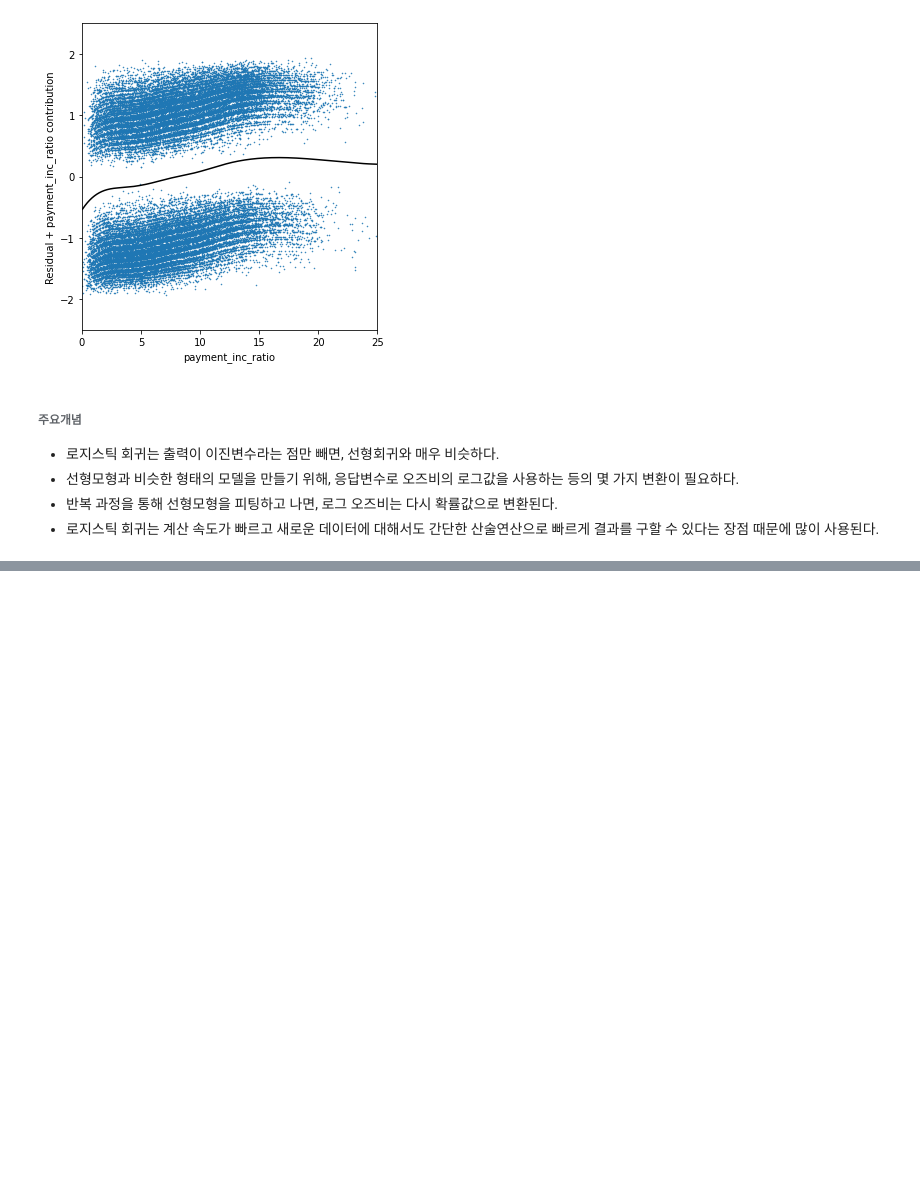
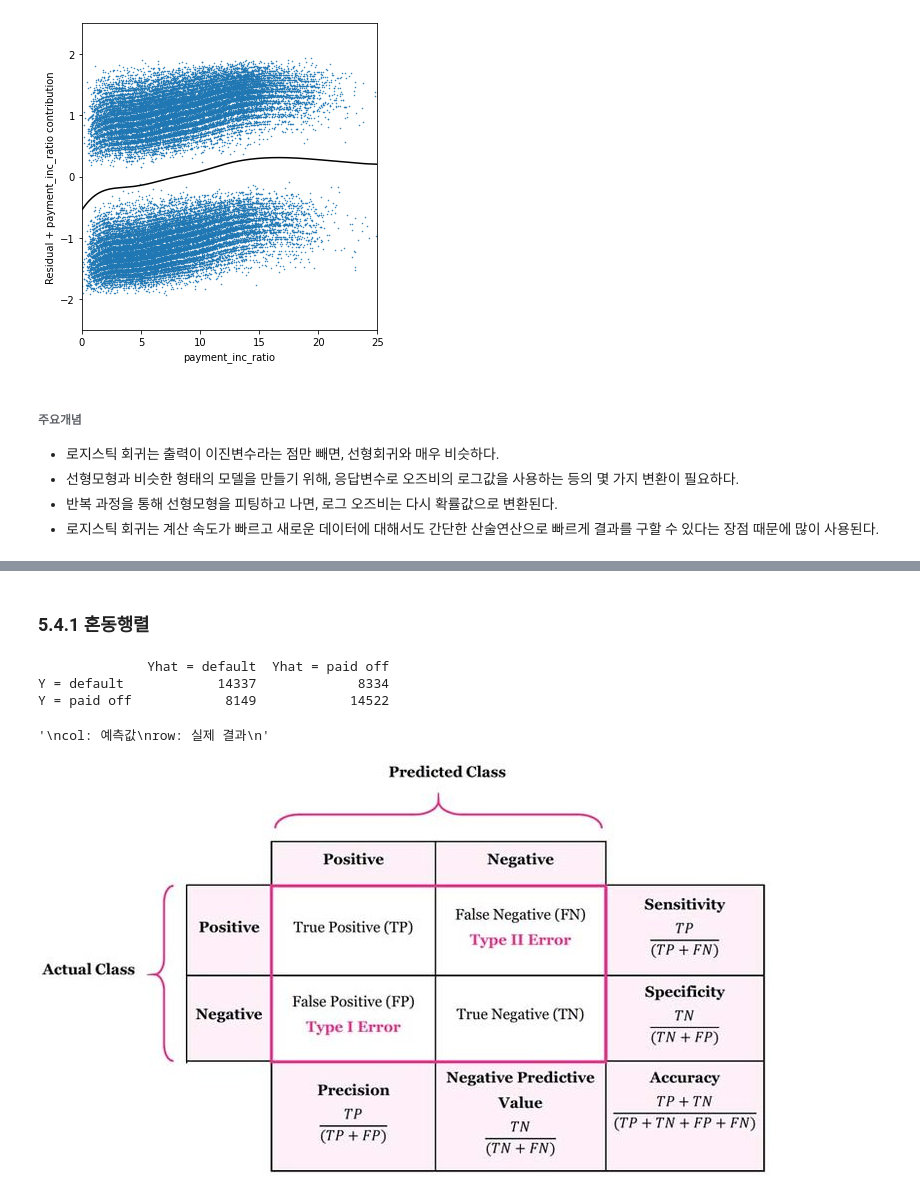
Before and after one commit to reeesource/Basic_statistic, a Jupyter notebook: JawonMin/ch5.ipynb, the cells around one changed output, grey strips where cells are left out. Saved outputs shown, nothing was run; the diff lists cells and outputs as text; code cells hidden in the pictures; blank space fills up the shorter version.

```diff
--- a/JawonMin/ch5.ipynb
+++ b/JawonMin/ch5.ipynb
@@ -446,0 +476,26 @@ plt.show()
+# %% [markdown]
+### 5.4.1 혼동행렬
+# %%
+# Confusion matrix
+pred = logit_reg.predict(X)
+pred_y = logit_reg.predict(X) == 'default'
+true_y = y == 'default'
+true_pos = true_y & pred_y
+true_neg = ~true_y & ~pred_y
+false_pos = ~true_y & pred_y
+false_neg = true_y & ~pred_y
+
+conf_mat = pd.DataFrame([[np.sum(true_pos), np.sum(false_neg)], [np.sum(false_pos), np.sum(true_neg)]],
+                       index=['Y = default', 'Y = paid off'],
+                       columns=['Yhat = default', 'Yhat = paid off'])
+print(conf_mat)
+
+'''
+col: 예측값
+row: 실제 결과
+'''
+# %% [output]
+              Yhat = default  Yhat = paid off
+Y = default            14337             8334
+Y = paid off            8149            14522
+'\ncol: 예측값\nrow: 실제 결과\n'
@@ -446,0 +504,4 @@ plt.show()
+# %%
+Image('C:/jupyter/[STUDY]statistics for ds/Basic_statistic/JawonMin/confusion_matrix.jpg')
+# %% [output]
+[figure, added]
```
Also changed, not shown: parts of 29 cells of this notebook.
